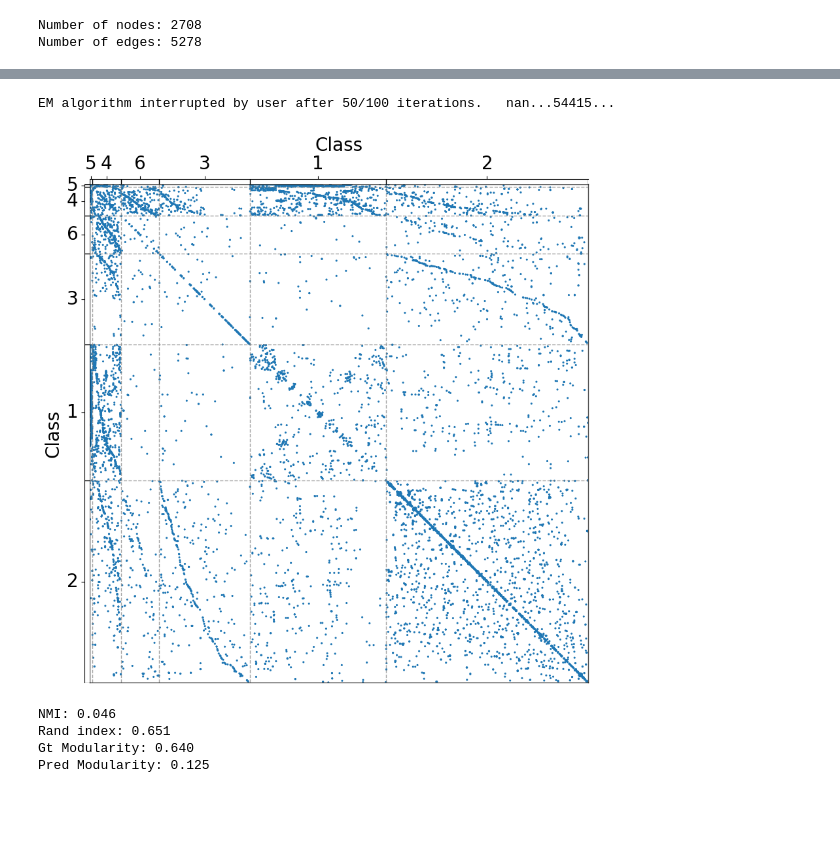
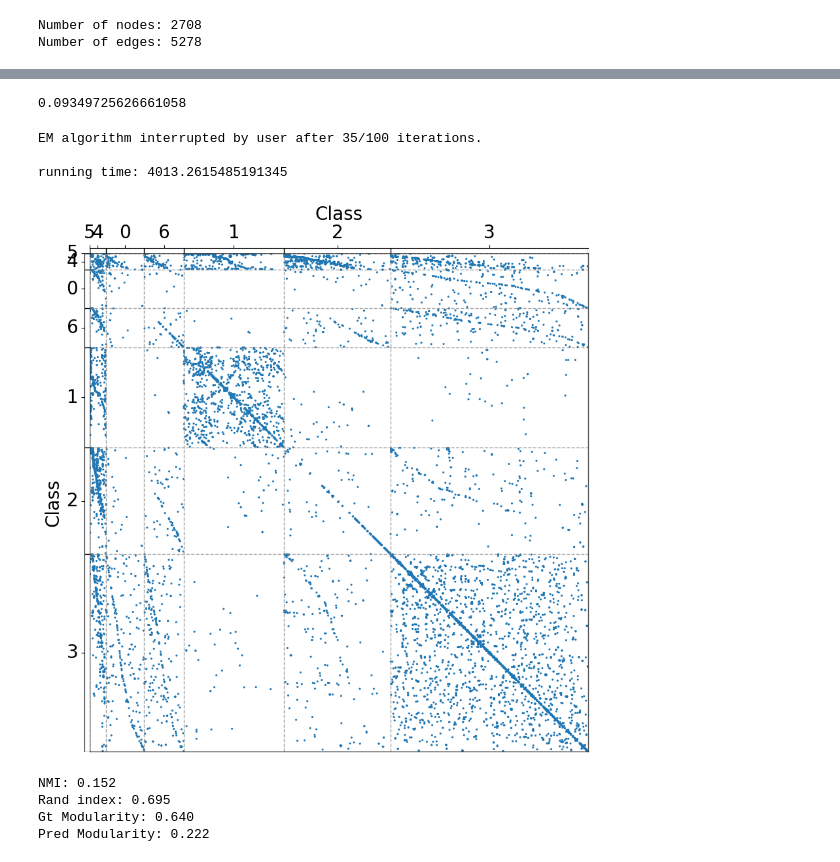
Before and after one commit to bastienlc/SBM-EM, a Jupyter notebook: experiments_real_EM.ipynb, the cells around one changed output, grey strips where cells are left out. Cells and saved outputs as stored; diff of their text form; code cells hidden in the pictures; blank space fills up the shorter version.

Commit message:
re-run cora experiment

```diff
--- a/experiments_real_EM.ipynb
+++ b/experiments_real_EM.ipynb
@@ -54,12 +56,25 @@ draw_dot_plot(X, y, save_as='cora_gt')
+# %%
+# Clustering coefficient for the ground truth
+gt_clustering = [
+    y == label for label in range(7)
+]
+clustering_coefficient(X)
+# %% [output]
+0.09349725626661058
 # %%
-alpha_pred, pi_pred, tau_pred = em_algorithm(X, Q=Q, n_init=5, iterations=100)
+# Run EM algorithm
+t0 = time.time()
+alpha_pred, pi_pred, tau_pred = em_algorithm(X, Q=Q, n_init=10, iterations=100)
+print("running time:", time.time() - t0)
 # %% [output]
-EM algorithm interrupted by user after 50/100 iterations.   nan...54415...
+EM algorithm interrupted by user after 35/100 iterations.
+
+running time: 4013.2615485191345
 # %%
+# Plot result
 rearranged_tau_pred = rearrange_tau(tau_pred, y, Q=Q)
 classification = rearranged_tau_pred.argmax(axis=1)
-classification =
-draw_dot_plot(X, classification, save_as='cora_SBM_2')
+draw_dot_plot(X, classification)
 # %% [output]
-[figure, old version]
+[figure, new version]
 # %%
@@ -69,10 +84,10 @@ alpha_pred, pi_pred, tau_pred = load_em_results(path=os.path.join('EM', 'cora_2'
 # %%
 report_metrics(X, rearranged_tau_pred, y, Q, detailed=False)
 # %% [output]
-NMI: 0.046
-Rand index: 0.651
+NMI: 0.152
+Rand index: 0.695
 Gt Modularity: 0.640
-Pred Modularity: 0.125
+Pred Modularity: 0.222
 # %%
 print("SBM clustering coefficient: ", SBM_clustering_coefficient(alpha_pred, pi_pred))
 # %% [output]
```
Also changed, not shown: parts of 7 cells of this notebook, 4 other files.
